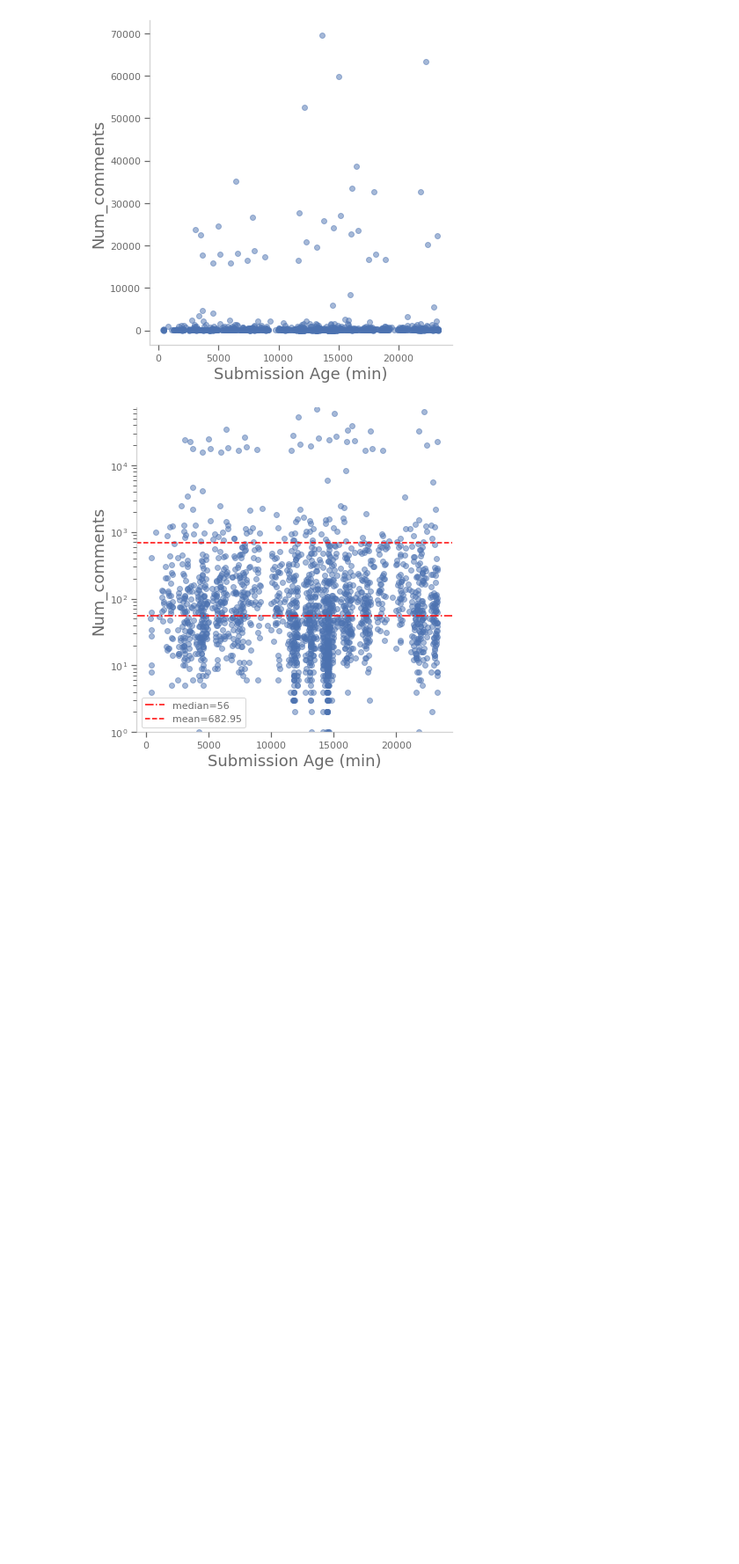
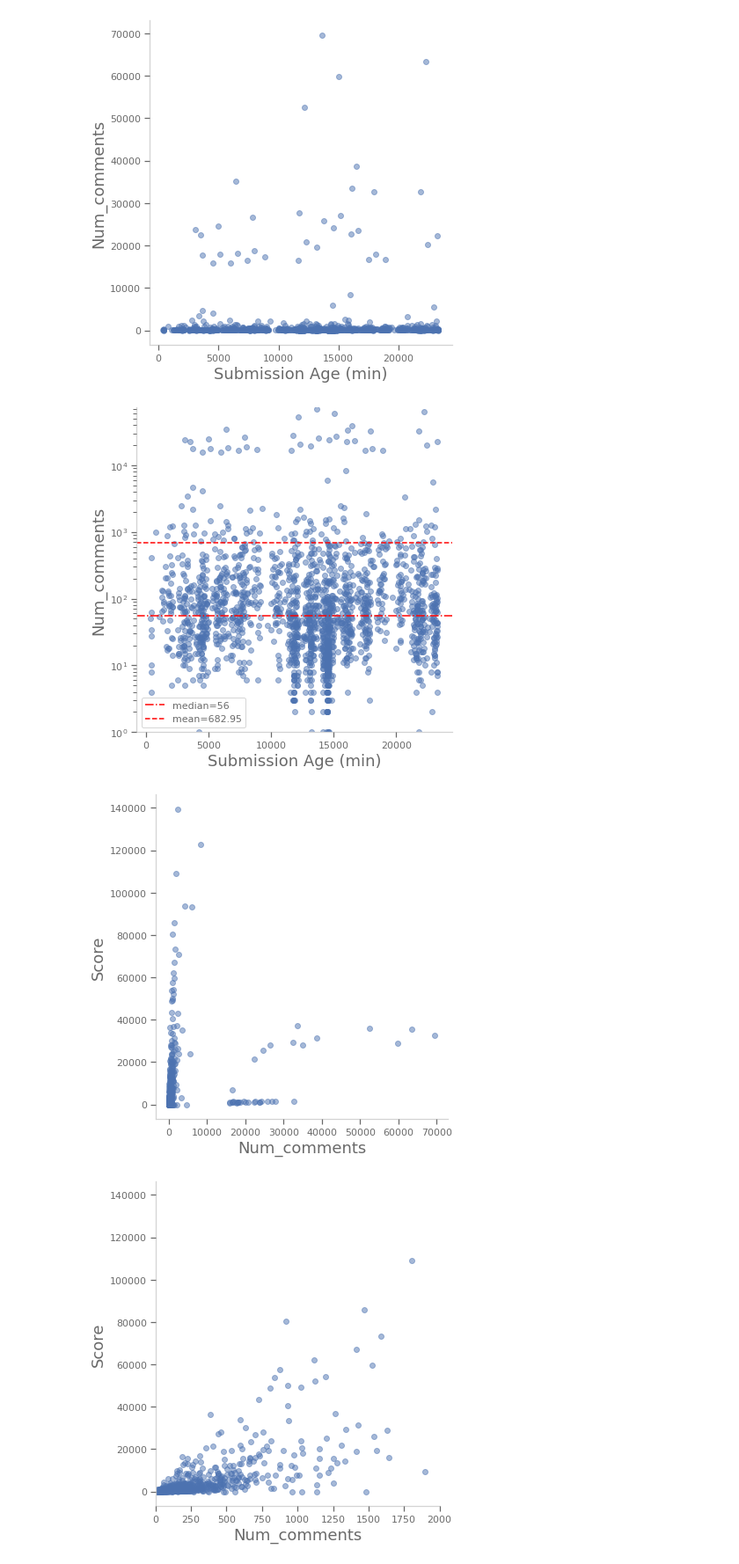
Before and after one commit to AndrewSamaha/WSBAnalysis, a Jupyter notebook: readme-testing.ipynb, the cells around one changed output. Shown at 88% size. Cells and saved outputs as stored; diff of their text form; code cells hidden in the pictures; blank space fills up the shorter version.

```diff
--- a/readme-testing.ipynb
+++ b/readme-testing.ipynb
@@ -587,3 +589,77 @@ fig_field_by_age('num_comments',ymin=1,logy=True, ymedian=True, ymean=True)
 [figure]
 [figure]
 [figure]
+# %%
+def fig_field_by_field(fielda='score',fieldb='score',logx=False,logy=False,save=False,ymax=None,ymin=None,ymedian=False,ymean=False,xmax=None,xmin=None):
+    '''
+    returns the filename of a figure where some field is plotted
+    as a function of the age of the post in minutes
+    '''
+    age = wsbs.aggregate( [
+        {
+            '$project': {
+                f'{fielda}': 1,
+                f'{fieldb}': 1
+            }
+        }
+    ] )
+
+    i = 0
+    fielda_data = []
+    fieldb_data = []
+    for item in age:
+        i += 1
+        fielda_data.append(item[fielda])
+        fieldb_data.append(item[fieldb])
+
+
+    fig, ax = plt.subplots(1,1, figsize=(6,6))
+    ax.scatter(fielda_data, fieldb_data, alpha=.5)
+    ax.set_xlabel(fielda.capitalize())
+    ax.set_ylabel(fieldb.capitalize())
+
+    if ymedian:
+        from statistics import median
+        ymedian = median(data)
+        ax.axhline(ymedian,c='red',linestyle='-.',label=f'median={round(ymedian,2)}')
+
+    if ymean:
+        from statistics import mean
+        ymean = mean(data)
+        ax.axhline(ymean,c='red',linestyle='--',label=f'mean={round(ymean,2)}')
+
+    if ymin!=None:
+        plt.gca().set_ylim(bottom=ymin)
+    if ymax:
+        plt.gca().set_ylim(top=ymax)
+    if xmax:
+        plt.gca().set_xlim(right=xmax)
+    if xmin!=None:
+        plt.gca().set_xlim(left=xmin)
+
+    if logx:
+        plt.xscale('log')
+        logx = '_logx'
+    else:
+        logx = ''
+
+    if logy:
+        plt.yscale('log')
+        logy = '_logy'
+    else:
+        logy = ''
+    if ymedian or ymean:
+        ax.legend()
+
+    _=plt.tight_layout()
+    if save:
+        filename = f'figures/{fielda}_by_{fieldb}{logx}{logy}.png'
+        _=plt.savefig(filename)
+        print(f'![Figure]({filename})')
+        return
+
+fig_field_by_field('num_comments','score')
+fig_field_by_field('num_comments','score',xmax=2_000,xmin=0)
+# %% [output]
+[figure, added]
+[figure, added]
```
Also changed, not shown: parts of 1 cell of this notebook, 7 other files.
